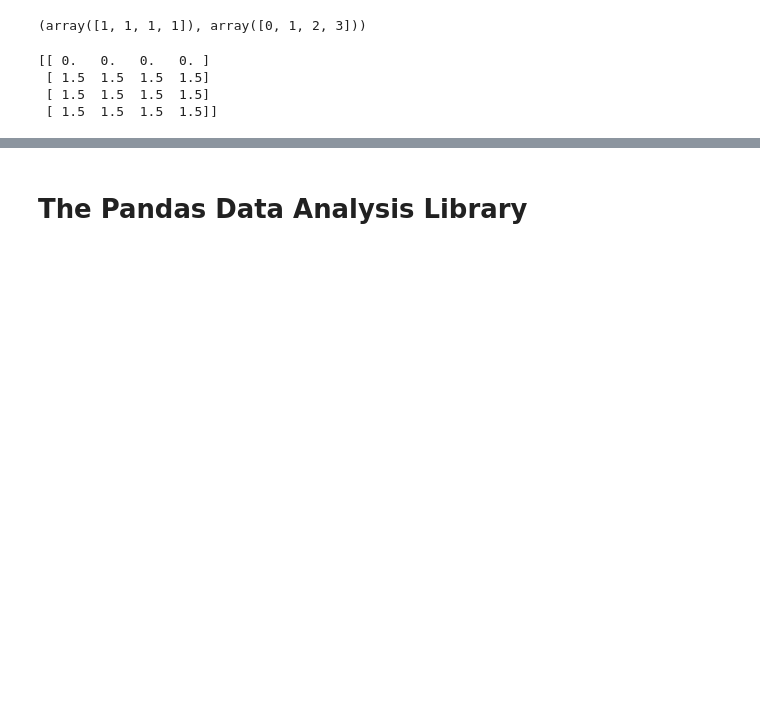
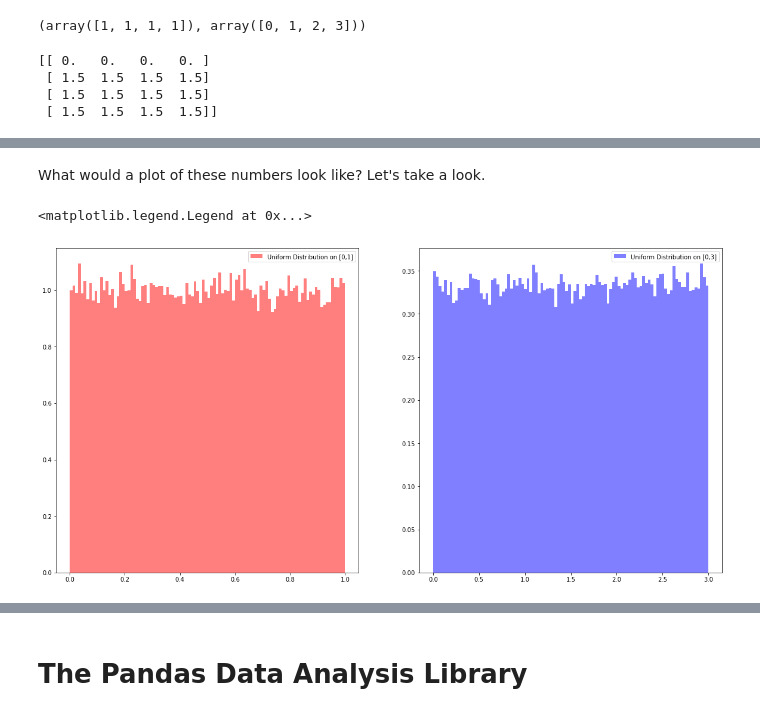
Before and after one commit to brandonbm00/CodingTemplePythonDataScience, a Jupyter notebook: Introduction to Data Science.ipynb, the cells around one changed output, grey strips where cells are left out. Drawn from its saved outputs; the diff is of its cells as text; code cells hidden in the pictures; blank space fills up the shorter version.

```diff
--- a/Introduction to Data Science.ipynb
+++ b/Introduction to Data Science.ipynb
@@ -339,0 +371,24 @@ print(M)
+# %% [markdown]
+What would a plot of these numbers look like? Let's take a look.
+# %%
+fig, (ax1, ax2) = plt.subplots(1,2, figsize=(20,10))
+
+hist1 = ax1.hist(np.random.uniform(0,1,100000),
+                 bins=100,
+                 color='r',
+                 alpha=0.5,
+                 label = 'Uniform Distribution on [0,1]',
+                 normed=True)
+
+hist2 = ax2.hist(np.random.uniform(0,3,100000),
+                 bins=100,
+                 color='b',
+                 alpha=0.5,
+                 label = 'Uniform Distribution on [0,3]',
+                 normed=True)
+
+ax1.legend()
+ax2.legend()
+# %% [output]
+<matplotlib.legend.Legend at 0x...>
+[figure, added]
```
Also changed, not shown: parts of 66 cells of this notebook, 1 other file.
